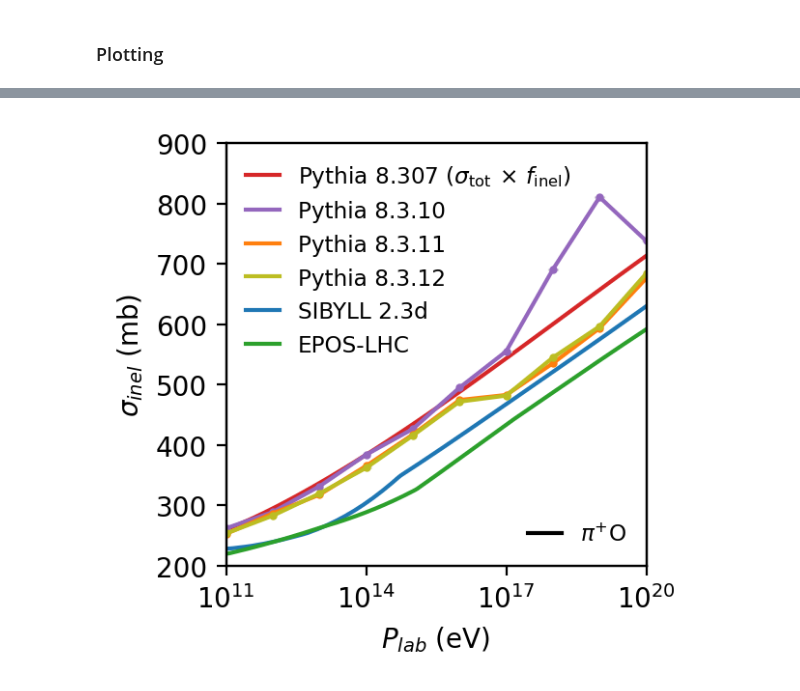
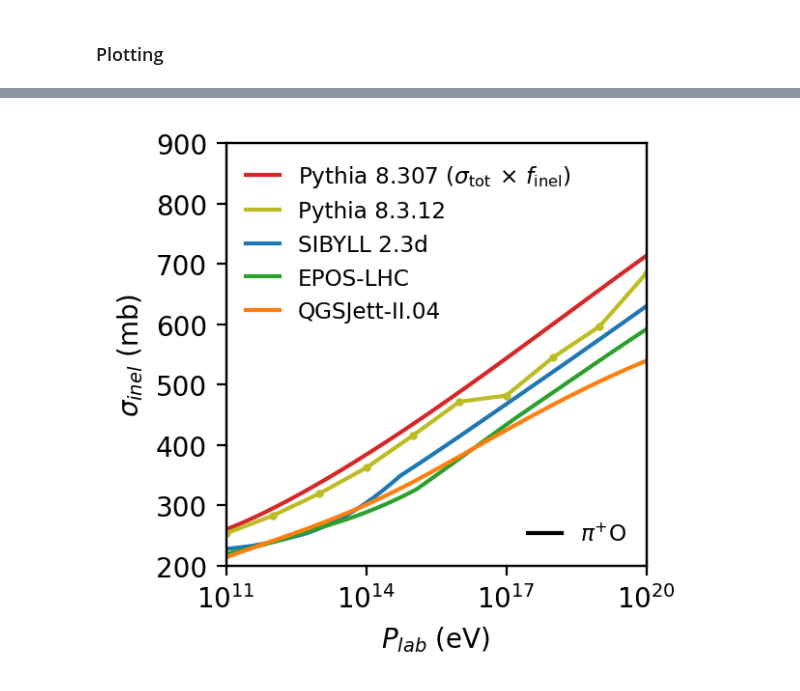
Before and after one commit to gaudu/pythia8312, a Jupyter notebook: examples/pythia8312_xsec_plotting.ipynb, the cells around one changed output, grey strips where cells are left out. Drawn from its saved outputs; the diff is of its cells as text; code cells hidden in the pictures.

```diff
--- a/examples/pythia8312_xsec_plotting.ipynb
+++ b/examples/pythia8312_xsec_plotting.ipynb
@@ -74,10 +74,38 @@ xs_pip_O_py8311_err = [0.049, 0.147, 0.108, 0.170, 0.168, 0.186, 0.116, 0.116, 0
 # %% [markdown]
 Filter out only filenames matching `main1010_p_16p*.dat` and `main1010_pip_16p*.dat` for simulations using oxygen-16 as a target, and `main1010_p_1H*.dat` and `main1010_pip_1H*.dat` for simulations using a proton as a target.
 # %%
+p_p_filtered_dataframes = {file: df for file, df in dataframes.items() if "main1011_p_1H" in file}
+pip_p_filtered_dataframes = {file: df for file, df in dataframes.items() if "main1010_pip_1H" in file}
+p_N_filtered_dataframes = {file: df for file, df in dataframes.items() if "main1011_p_14N" in file}
+pip_N_filtered_dataframes = {file: df for file, df in dataframes.items() if "main1011_pip_14N" in file}
 p_O_filtered_dataframes = {file: df for file, df in dataframes.items() if "main1010_p_16O" in file}
 pip_O_filtered_dataframes = {file: df for file, df in dataframes.items() if "main1010_pip_16O" in file}
-#p_p_filtered_dataframes = {file: df for file, df in dataframes.items() if "main1010_p_1H" in file}
-pip_p_filtered_dataframes = {file: df for file, df in dataframes.items() if "main1010_pip_1H" in file}
+
+He_N_filtered_dataframes = {file: df for file, df in dataframes.items() if "main1011_4He_14N" in file}
+N_N_filtered_dataframes = {file: df for file, df in dataframes.items() if "main1011_14N_14N" in file}
+Fe_N_filtered_dataframes = {file: df for file, df in dataframes.items() if "main1011_56Fe_14N" in file}
+# %%
+p_p_dataframes = []
+
+for file, df in p_p_filtered_dataframes.items():
+    sig_inel = df.loc[df[0] == 'sig_inel', 1].astype(float)
+    err_inel = df.loc[df[0] == 'err_inel', 1].astype(float)
+    elab = df.loc[df[0] == 'elab', 1].astype(float).values[0]
+    p_p_dataframe = pd.DataFrame({'elab': [elab], 'sig_inel': [sig_inel.values[0]], 'err_inel': [err_inel.values[0]]})
+    p_p_dataframes.append(p_p_dataframe)
+p_p_dataframe = pd.concat(p_p_dataframes, ignore_index=True)
+p_p_dataframe = p_p_dataframe.sort_values(by='elab')
+# %%
+pip_p_dataframes = []
+
+for file, df in pip_p_filtered_dataframes.items():
+    sig_inel = df.loc[df[0] == 'sig_inel', 1].astype(float)
+    err_inel = df.loc[df[0] == 'err_inel', 1].astype(float)
+    elab = df.loc[df[0] == 'elab', 1].astype(float).values[0]
+    pip_p_dataframe = pd.DataFrame({'elab': [elab], 'sig_inel': [sig_inel.values[0]], 'err_inel': [err_inel.values[0]]})
+    pip_p_dataframes.append(pip_p_dataframe)
+pip_p_dataframe = pd.concat(pip_p_dataframes, ignore_index=True)
+pip_p_dataframe = pip_p_dataframe.sort_values(by='elab')
 # %%
 p_O_dataframes = []
 
@@ -195,26 +284,27 @@ fig.savefig("xs_inel_pO.png", dpi=400)
 # %%
 fig, ax = plt.subplots(figsize=(3.2,3), dpi=200)
 ax.set(xlim=(1e11,1e20), ylim=(200,900))
 ax.set_xscale('log')
 ax.set(xlabel=r"$P_{lab}$ (eV)", ylabel=r"$\sigma_{inel}$ (mb)")
 
 ax.plot(xs_pip_O_py8307[0,:], xs_pip_O_py8307[1,:] * 0.92, "-C3", label="Pythia 8.307 ($\\sigma_{\\mathrm{tot}} \\, \\times \\, f_{\\mathrm{inel}}$)")
-ax.errorbar(elab_py8310, xs_pip_O_py8310, yerr=xs_pip_O_py8310_err, c='tab:purple', fmt='o', ms=2, ecolor='lightgrey', elinewidth=4, ls='-')
-ax.plot([None], [None], "-", color="tab:purple", label="Pythia 8.3.10")
-ax.errorbar(pip_O_dataframe['elab']*1e9, xs_pip_O_py8311, yerr=xs_pip_O_py8311_err, c='tab:orange', fmt='o', ms=2, ecolor='lightgrey', elinewidth=4, ls='-')
-ax.plot([None], [None], "-", color="tab:orange", label="Pythia 8.3.11")
+#ax.errorbar(elab_py8310, xs_pip_O_py8310, yerr=xs_pip_O_py8310_err, c='tab:purple', fmt='o', ms=2, ecolor='lightgrey', elinewidth=4, ls='-')
+#ax.plot([None], [None], "-", color="tab:purple", label="Pythia 8.3.10")
+#ax.errorbar(pip_O_dataframe['elab']*1e9, xs_pip_O_py8311, yerr=xs_pip_O_py8311_err, c='tab:orange', fmt='o', ms=2, ecolor='lightgrey', elinewidth=4, ls='-')
+#ax.plot([None], [None], "-", color="tab:orange", label="Pythia 8.3.11")
 ax.errorbar(pip_O_dataframe['elab']*1e9, pip_O_dataframe['sig_inel'], yerr=pip_O_dataframe['err_inel'], c='tab:olive', fmt='o', ms=2, ecolor='lightgrey', elinewidth=4, ls='-')
 ax.plot([None], [None], ls='-', color="tab:olive", label="Pythia 8.3.12")
 ax.plot(xs_pip_O_sib[0,:], xs_pip_O_sib[1,:], "-", label="SIBYLL 2.3d")
 ax.plot(xs_pip_O_epos[0,:], xs_pip_O_epos[1,:], "-C2", label="EPOS-LHC")
+ax.plot(xs_pip_O_qgs[0,:], xs_pip_O_qgs[1,:], "-", color="C1", label="QGSJett-II.04")
 ax.legend(loc='upper left', bbox_to_anchor=(0, 1), fontsize="small", frameon=False, handlelength=1.5)
 
 ax2 = ax.twinx()
 ax2.get_yaxis().set_visible(False)
 ax2.plot([None], [None], "-", color="black", label=r"$\pi^{+}$O")
 ax2.legend(loc='lower right', bbox_to_anchor=(1, 0), fontsize="small", frameon=False, handlelength=1.5)
 
 fig.tight_layout()
 fig.savefig("xs_inel_piO.png", dpi=400)
 # %% [output]
-[figure, old version]
+[figure, new version]
```
Also changed, not shown: parts of 12 cells of this notebook.
